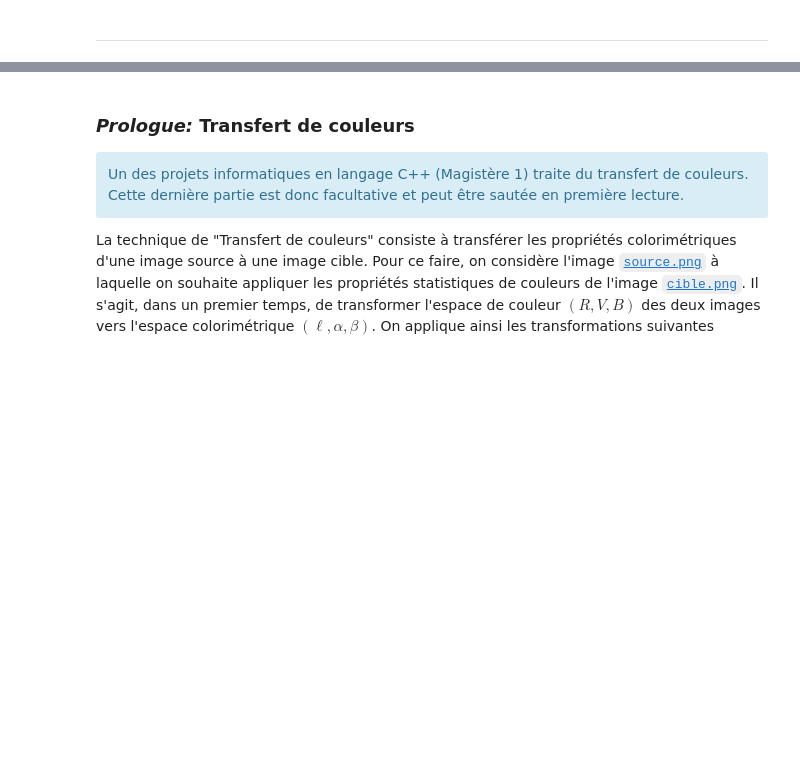
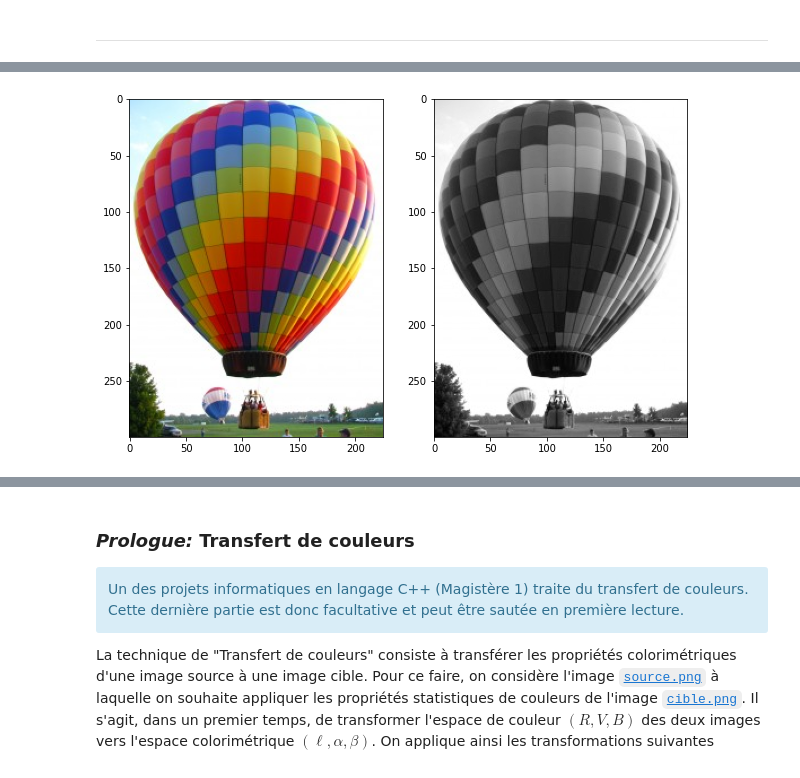
Before and after one commit to xgarrido/master_python_teaching, a Jupyter notebook: td/02_td_numpy.ipynb, the cells around one changed output, grey strips where cells are left out. Cells and saved outputs as stored; diff of their text form; code cells hidden in the pictures; blank space fills up the shorter version.

```diff
--- a/td/02_td_numpy.ipynb
+++ b/td/02_td_numpy.ipynb
@@ -91,0 +253,8 @@ Dans la suite de l'exercice, on s'aidera des fonctions intégrées à la librair
+# %%
+img1 = np.dot(img, [0.2126, 0.7152, 0.0722])
+# ou img1 = img @ [0.2126, 0.7152, 0.0722] depuis Python 3.5
+fig, axes = plt.subplots(1, 2)
+axes[0].imshow(img)
+axes[1].imshow(img1, cmap="gray");
+# %% [output]
+[figure, added]
```
Also changed, not shown: parts of 34 cells of this notebook.
